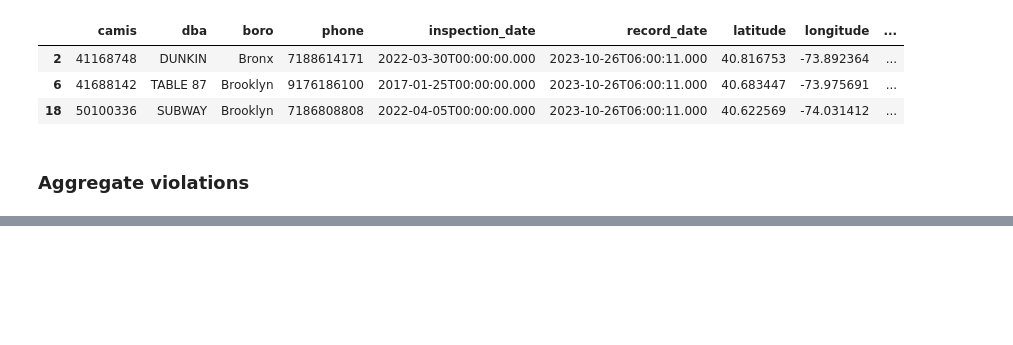
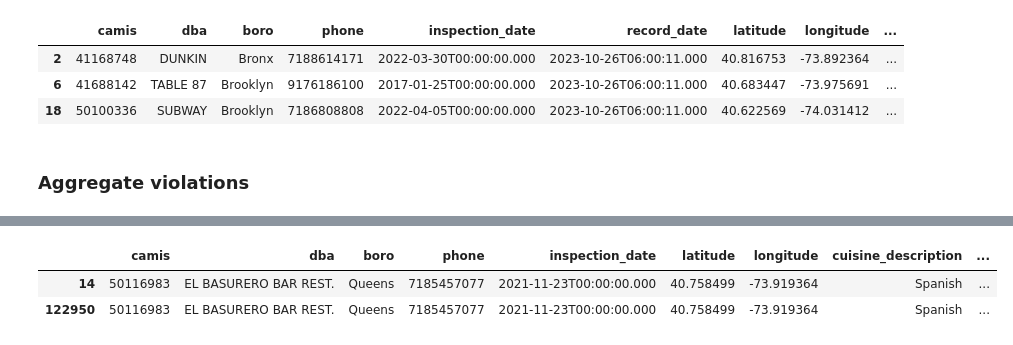
Before and after one commit to Somerville-2023/New-York-health-Inspection-Prediction, a Jupyter notebook: nick-folder/nick_work.ipynb, the cells around one changed output, grey strips where cells are left out. Cells and saved outputs as stored; diff of their text form; code cells hidden in the pictures; blank space fills up the shorter version.

```diff
--- a/nick-folder/nick_work.ipynb
+++ b/nick-folder/nick_work.ipynb
@@ -484,0 +495,27 @@ check_data(29872)
+# %%
+def clean_code(ny):
+
+    clean_codes = []
+    clean_description = []
+
+    for row1, row2 in zip(ny.violation_code, ny.violation_description):
+
+        code_list1 = row1
+        code_list2 = row2
+
+        if len(code_list1) > 1 and 'No violation' in code_list1:
+            code_list1.remove('No violation')
+            clean_codes.append(code_list1)
+        else:
+            clean_codes.append(code_list1)
+
+        if len(code_list2) > 1 and 'No violation' in code_list2:
+            code_list2.remove('No violation')
+            clean_description.append(code_list2)
+        else:
+            clean_description.append(code_list2)
+
+    ny.violation_code = clean_codes
+    ny.violation_description = clean_description
+
+    return ny
@@ -484,0 +524,3 @@ check_data(29872)
+# %%
+check_data(14, ny, ny2)
+# %% [output]
@@ -484,0 +529,3 @@ check_data(29872)
+|  | camis | dba | boro | phone | inspection_date | latitude | longitude | cuisine_description | ... |
+| 14 | 50116983 | EL BASURERO BAR REST. | Queens | 7185457077 | 2021-11-23T00:00:00.000 | 40.758499 | -73.919364 | Spanish | ... |
+| 122950 | 50116983 | EL BASURERO BAR REST. | Queens | 7185457077 | 2021-11-23T00:00:00.000 | 40.758499 | -73.919364 | Spanish | ... |
```
Also changed, not shown: parts of 20 cells of this notebook, 1 other file.
